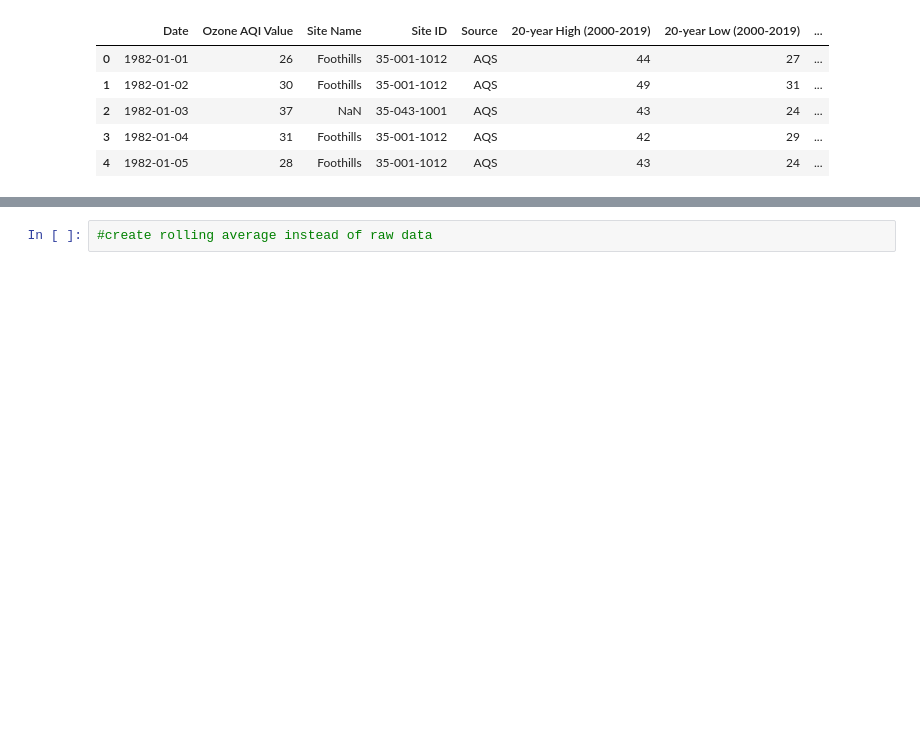
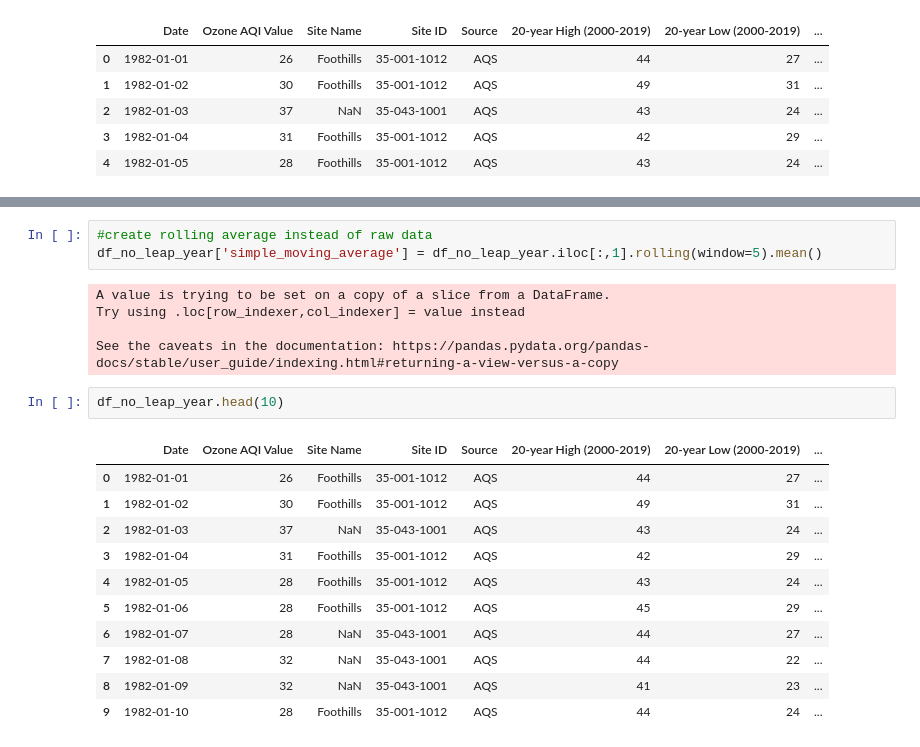
Before and after one commit to hanbo-e/wimlds_emissions, a Jupyter notebook: data_exploration_eeva.ipynb, the cells around one changed output, grey strips where cells are left out. Drawn from its saved outputs; the diff is of its cells as text; blank space fills up the shorter version.

```diff
--- a/data_exploration_eeva.ipynb
+++ b/data_exploration_eeva.ipynb
@@ -190,6 +190,26 @@ fig.show()
 # %% [output]
 [interactive output not drawn]
 [interactive output not drawn]
-# %%
-#create rolling average instead of raw data
+# %%
+#create rolling average instead of raw data
+df_no_leap_year['simple_moving_average'] = df_no_leap_year.iloc[:,1].rolling(window=5).mean()
+# %% [output]
+A value is trying to be set on a copy of a slice from a DataFrame.
+Try using .loc[row_indexer,col_indexer] = value instead
+
+See the caveats in the documentation: https://pandas.pydata.org/pandas-docs/stable/user_guide/indexing.html#returning-a-view-versus-a-copy
+# %%
+df_no_leap_year.head(10)
+# %% [output]
+|  | Date | Ozone AQI Value | Site Name | Site ID | Source | 20-year High (2000-2019) | 20-year Low (2000-2019) | ... |
+| 0 | 1982-01-01 | 26 | Foothills | 35-001-1012 | AQS | 44 | 27 | ... |
+| 1 | 1982-01-02 | 30 | Foothills | 35-001-1012 | AQS | 49 | 31 | ... |
+| 2 | 1982-01-03 | 37 | NaN | 35-043-1001 | AQS | 43 | 24 | ... |
+| 3 | 1982-01-04 | 31 | Foothills | 35-001-1012 | AQS | 42 | 29 | ... |
+| 4 | 1982-01-05 | 28 | Foothills | 35-001-1012 | AQS | 43 | 24 | ... |
+| 5 | 1982-01-06 | 28 | Foothills | 35-001-1012 | AQS | 45 | 29 | ... |
+| 6 | 1982-01-07 | 28 | NaN | 35-043-1001 | AQS | 44 | 27 | ... |
+| 7 | 1982-01-08 | 32 | NaN | 35-043-1001 | AQS | 44 | 22 | ... |
+| 8 | 1982-01-09 | 32 | NaN | 35-043-1001 | AQS | 41 | 23 | ... |
+| 9 | 1982-01-10 | 28 | Foothills | 35-001-1012 | AQS | 44 | 24 | ... |
 # %%
```
Also changed, not shown: parts of 14 cells of this notebook.
